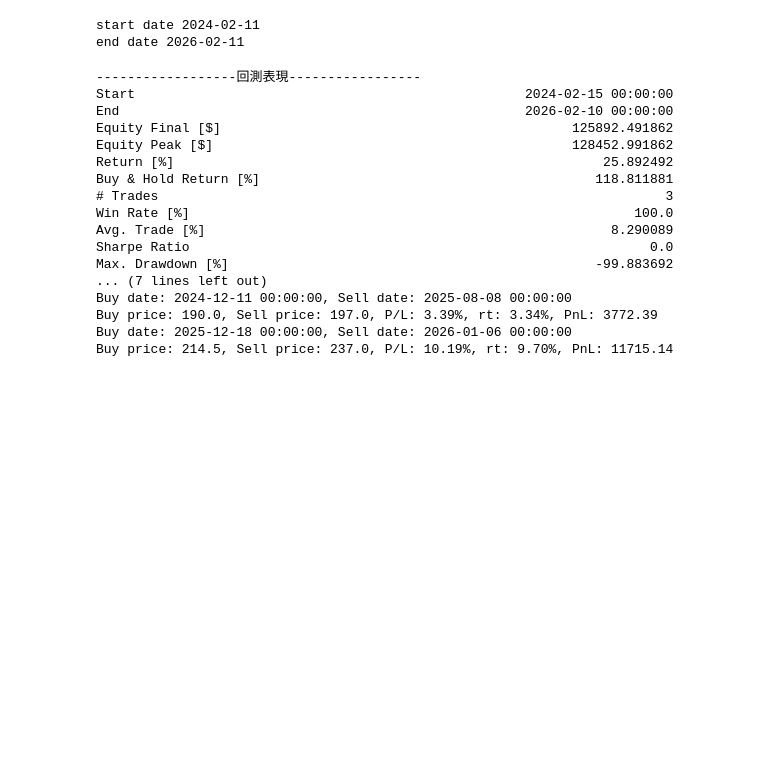
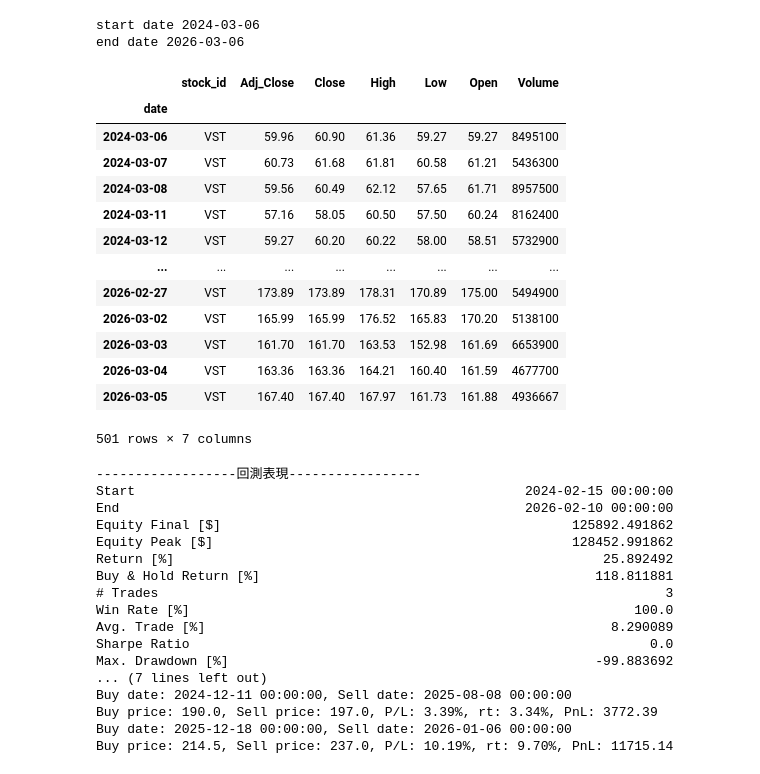
Before and after one commit to erxxx4321/stock_trade, a Jupyter notebook: backtesting/backtest.ipynb, the cells around one changed output. Cells and saved outputs as stored; diff of their text form; code cells hidden in the pictures; blank space fills up the shorter version.

```diff
--- a/backtesting/backtest.ipynb
+++ b/backtesting/backtest.ipynb
@@ -53,8 +53,13 @@ end_date = today.strftime("%Y-%m-%d")
 print('start date', start_date)
 print('end date', end_date)
 
-ticker = '2317'
-df = api.taiwan_stock_daily(
+ticker = 'VST'
+# df = api.taiwan_stock_daily(
+#     stock_id=ticker,
+#     start_date=start_date,
+#     end_date=end_date
+# )
+df = api.us_stock_price(
     stock_id=ticker,
     start_date=start_date,
     end_date=end_date
@@ -62,4 +67,5 @@ df = api.taiwan_stock_daily(
 df.set_index('date', inplace=True)
 df.index = pd.to_datetime(df.index)
 df = df.rename(columns={'max': 'High', 'min': 'Low', 'open': 'Open', 'close': 'Close', 'Trading_Volume': 'Volume'})
+df
 # %% [output]
@@ -67,5 +73,19 @@ df = df.rename(columns={'max': 'High', 'min': 'Low', 'open': 'Open', 'close': 'C
-start date 2024-02-11
-end date 2026-02-11
+start date 2024-03-06
+end date 2026-03-06
+|  | stock_id | Adj_Close | Close | High | Low | Open | Volume |
+| date |  |  |  |  |  |  |  |
+| 2024-03-06 | VST | 59.96 | 60.90 | 61.36 | 59.27 | 59.27 | 8495100 |
+| 2024-03-07 | VST | 60.73 | 61.68 | 61.81 | 60.58 | 61.21 | 5436300 |
+| 2024-03-08 | VST | 59.56 | 60.49 | 62.12 | 57.65 | 61.71 | 8957500 |
+| 2024-03-11 | VST | 57.16 | 58.05 | 60.50 | 57.50 | 60.24 | 8162400 |
+| 2024-03-12 | VST | 59.27 | 60.20 | 60.22 | 58.00 | 58.51 | 5732900 |
+| ... | ... | ... | ... | ... | ... | ... | ... |
+| 2026-02-27 | VST | 173.89 | 173.89 | 178.31 | 170.89 | 175.00 | 5494900 |
+| 2026-03-02 | VST | 165.99 | 165.99 | 176.52 | 165.83 | 170.20 | 5138100 |
+| 2026-03-03 | VST | 161.70 | 161.70 | 163.53 | 152.98 | 161.69 | 6653900 |
+| 2026-03-04 | VST | 163.36 | 163.36 | 164.21 | 160.40 | 161.59 | 4677700 |
+| 2026-03-05 | VST | 167.40 | 167.40 | 167.97 | 161.73 | 161.88 | 4936667 |
+501 rows × 7 columns
 # %%
 # helper.EMA_KD.n1 = 20
 # helper.EMA_KD.n2 = 60
```
Also changed, not shown: parts of 1 cell of this notebook, 1 other file.
